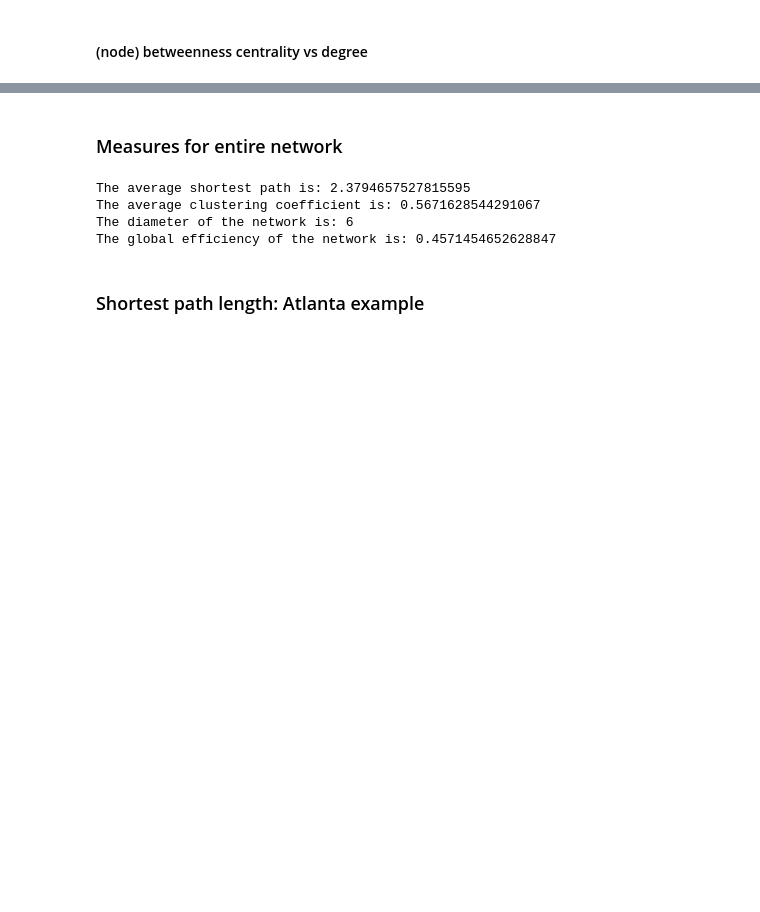
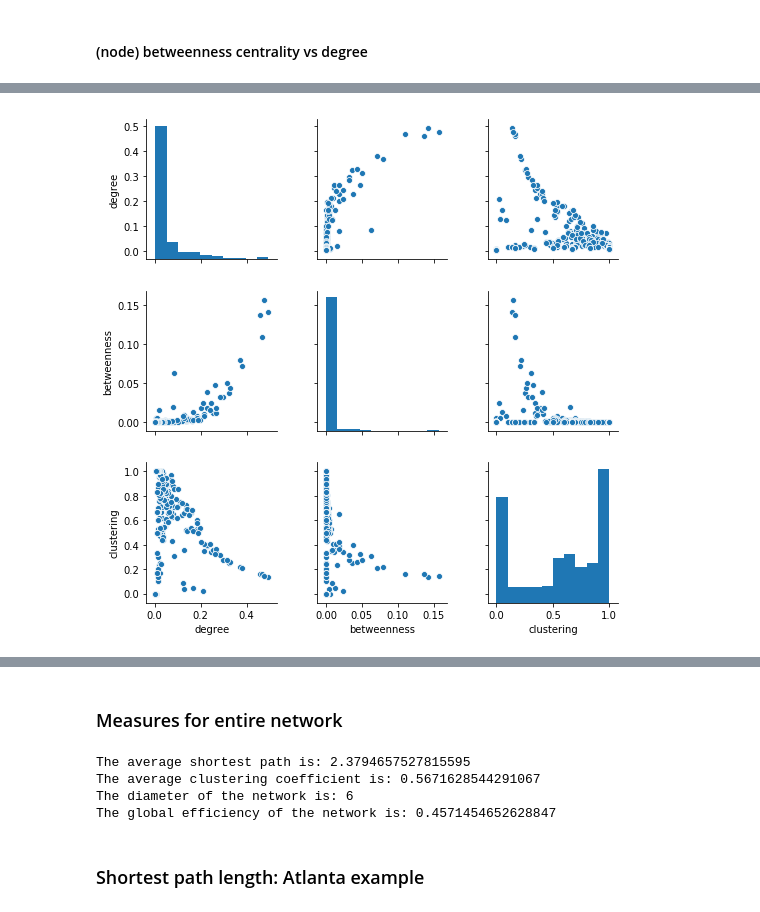
Before and after one commit to Morten-Esketveit/TSDS-gruppe-2019, a Jupyter notebook: Exam/Description_basic.ipynb, the cells around one changed output, grey strips where cells are left out. Drawn from its saved outputs; the diff is of its cells as text; code cells hidden in the pictures; blank space fills up the shorter version.

```diff
--- a/Exam/Description_basic.ipynb
+++ b/Exam/Description_basic.ipynb
@@ -132,3 +139,11 @@ plt.show()
+# %%
+cols = ["degree","betweenness","clustering"]
+sns.pairplot(Node_char[cols], height = 2.5)
+plt.tight_layout()
+plt.savefig(fname = "Figures/NxPairPlot.pdf")
+plt.show()
+# %% [output]
+[figure, added]
 # %%
 # Betweenness vs. degree
 fig, ax = plt.subplots(figsize = (7,7))
```
Also changed, not shown: parts of 11 cells of this notebook, 10 other files.
